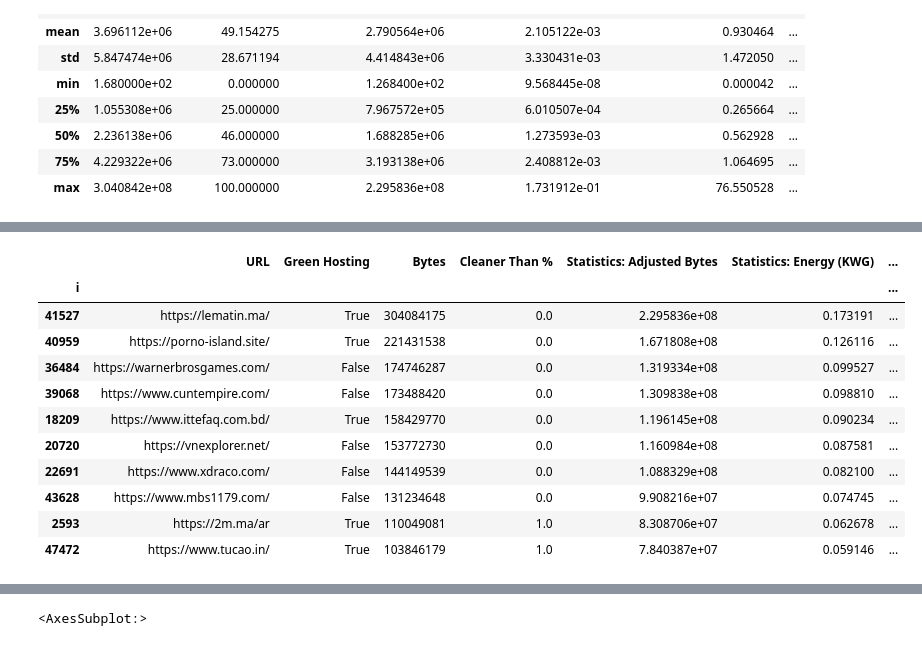
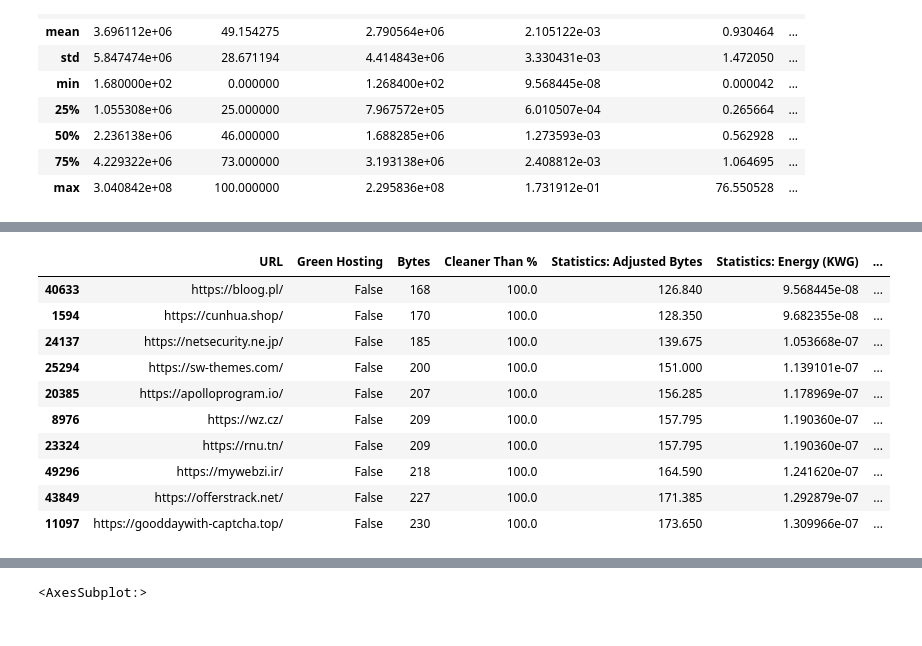
Before and after one commit to ivanivanov10101/bachelor-project, a Jupyter notebook: CSV.ipynb, the cells around one changed output, grey strips where cells are left out. Cells and saved outputs as stored; diff of their text form; code cells hidden in the pictures.

```diff
--- a/CSV.ipynb
+++ b/CSV.ipynb
@@ -411,8 +87,6 @@ df["Cleaner Than %"] = df["Cleaner Than %"].apply(lambda x: x*100)
 df["Gathered At:"] = pd.to_datetime(df['Gathered At:'], unit='s')
 # %%
 df["Green Hosting"] = np.where(df["Green Hosting"] == "unknown", 'False', 'True')
-# %%
-df.index.rename('i', inplace=True)
 # %%
 df.to_csv('main.csv')
 # %%
@@ -509,15 +157,14 @@ dfmin.to_csv('min.csv', index=False)
 # %%
-dfmax.head(10)
+dfmin.head(10)
 # %% [output]
 |  | URL | Green Hosting | Bytes | Cleaner Than % | Statistics: Adjusted Bytes | Statistics: Energy (KWG) | ... |
-| i |  |  |  |  |  |  | ... |
-| 41527 | https://lematin.ma/ | True | 304084175 | 0.0 | 2.295836e+08 | 0.173191 | ... |
-| 40959 | https://porno-island.site/ | True | 221431538 | 0.0 | 1.671808e+08 | 0.126116 | ... |
-| 36484 | https://warnerbrosgames.com/ | False | 174746287 | 0.0 | 1.319334e+08 | 0.099527 | ... |
-| 39068 | https://www.cuntempire.com/ | False | 173488420 | 0.0 | 1.309838e+08 | 0.098810 | ... |
-| 18209 | https://www.ittefaq.com.bd/ | True | 158429770 | 0.0 | 1.196145e+08 | 0.090234 | ... |
-| 20720 | https://vnexplorer.net/ | False | 153772730 | 0.0 | 1.160984e+08 | 0.087581 | ... |
-| 22691 | https://www.xdraco.com/ | False | 144149539 | 0.0 | 1.088329e+08 | 0.082100 | ... |
-| 43628 | https://www.mbs1179.com/ | False | 131234648 | 0.0 | 9.908216e+07 | 0.074745 | ... |
-| 2593 | https://2m.ma/ar | True | 110049081 | 1.0 | 8.308706e+07 | 0.062678 | ... |
-| 47472 | https://www.tucao.in/ | True | 103846179 | 1.0 | 7.840387e+07 | 0.059146 | ... |
+| 40633 | https://bloog.pl/ | False | 168 | 100.0 | 126.840 | 9.568445e-08 | ... |
+| 1594 | https://cunhua.shop/ | False | 170 | 100.0 | 128.350 | 9.682355e-08 | ... |
+| 24137 | https://netsecurity.ne.jp/ | False | 185 | 100.0 | 139.675 | 1.053668e-07 | ... |
+| 25294 | https://sw-themes.com/ | False | 200 | 100.0 | 151.000 | 1.139101e-07 | ... |
+| 20385 | https://apolloprogram.io/ | False | 207 | 100.0 | 156.285 | 1.178969e-07 | ... |
+| 8976 | https://wz.cz/ | False | 209 | 100.0 | 157.795 | 1.190360e-07 | ... |
+| 23324 | https://rnu.tn/ | False | 209 | 100.0 | 157.795 | 1.190360e-07 | ... |
+| 49296 | https://mywebzi.ir/ | False | 218 | 100.0 | 164.590 | 1.241620e-07 | ... |
+| 43849 | https://offerstrack.net/ | False | 227 | 100.0 | 171.385 | 1.292879e-07 | ... |
+| 11097 | https://gooddaywith-captcha.top/ | False | 230 | 100.0 | 173.650 | 1.309966e-07 | ... |
```
Also changed, not shown: parts of 45 cells of this notebook, 4 other files.
